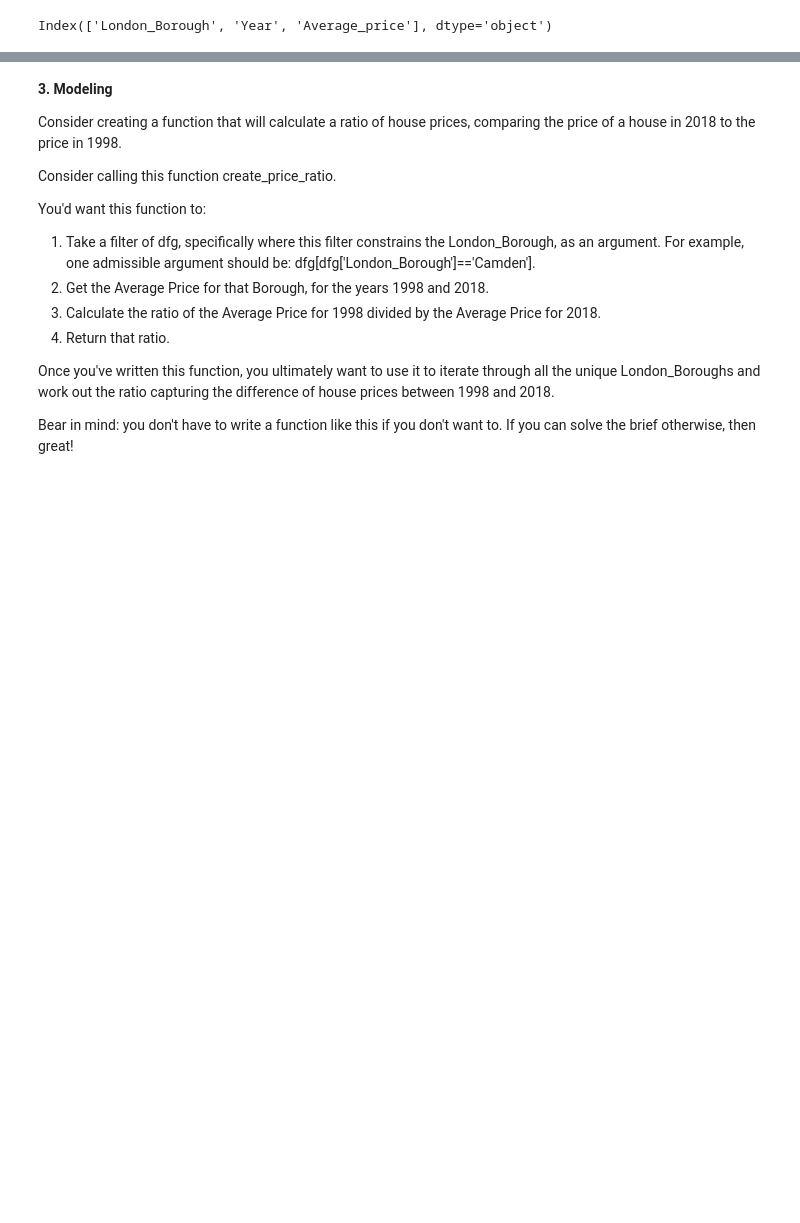
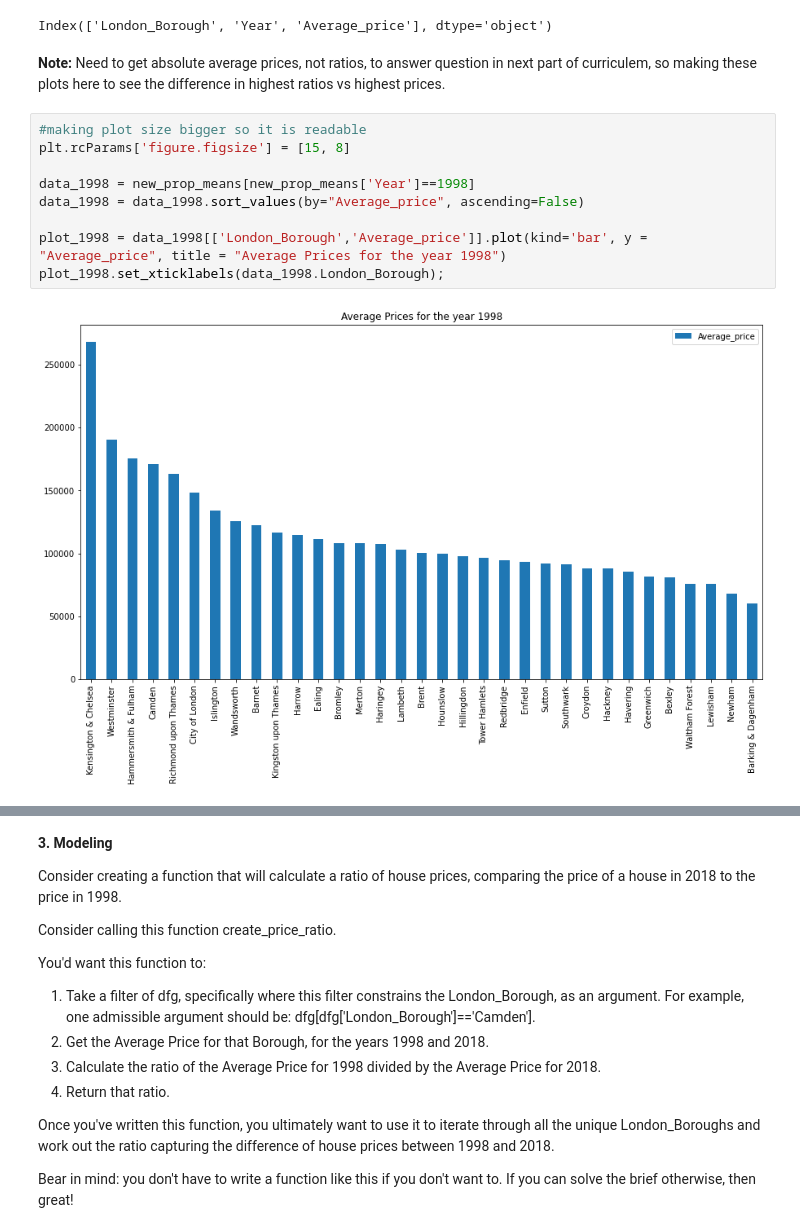
Before and after one commit to RavinderRai/London_Housing_Case_Study, a Jupyter notebook: London_Housing_Case_Study.ipynb, the cells around one changed output, grey strips where cells are left out. Saved outputs shown, nothing was run; the diff lists cells and outputs as text; blank space fills up the shorter version.

```diff
--- a/London_Housing_Case_Study.ipynb
+++ b/London_Housing_Case_Study.ipynb
@@ -385,3 +385,16 @@ new_prop_means.reset_index()
 new_prop_means.columns
 # %% [output]
 Index(['London_Borough', 'Year', 'Average_price'], dtype='object')
+# %% [markdown]
+**Note:** Need to get absolute average prices, not ratios, to answer question in next part of curriculem, so making these plots here to see the difference in highest ratios vs highest prices.
+# %%
+#making plot size bigger so it is readable
+plt.rcParams['figure.figsize'] = [15, 8]
+
+data_1998 = new_prop_means[new_prop_means['Year']==1998]
+data_1998 = data_1998.sort_values(by="Average_price", ascending=False)
+
+plot_1998 = data_1998[['London_Borough','Average_price']].plot(kind='bar', y = "Average_price", title = "Average Prices for the year 1998")
+plot_1998.set_xticklabels(data_1998.London_Borough);
+# %% [output]
+[figure, added]
```
Also changed, not shown: parts of 5 cells of this notebook.
